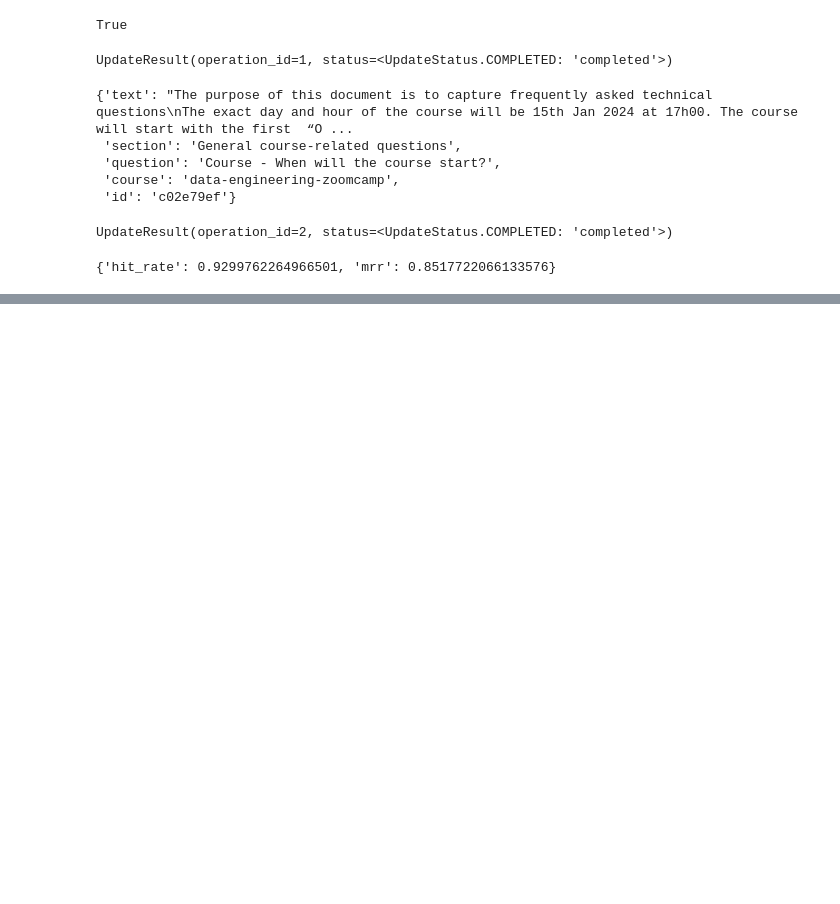
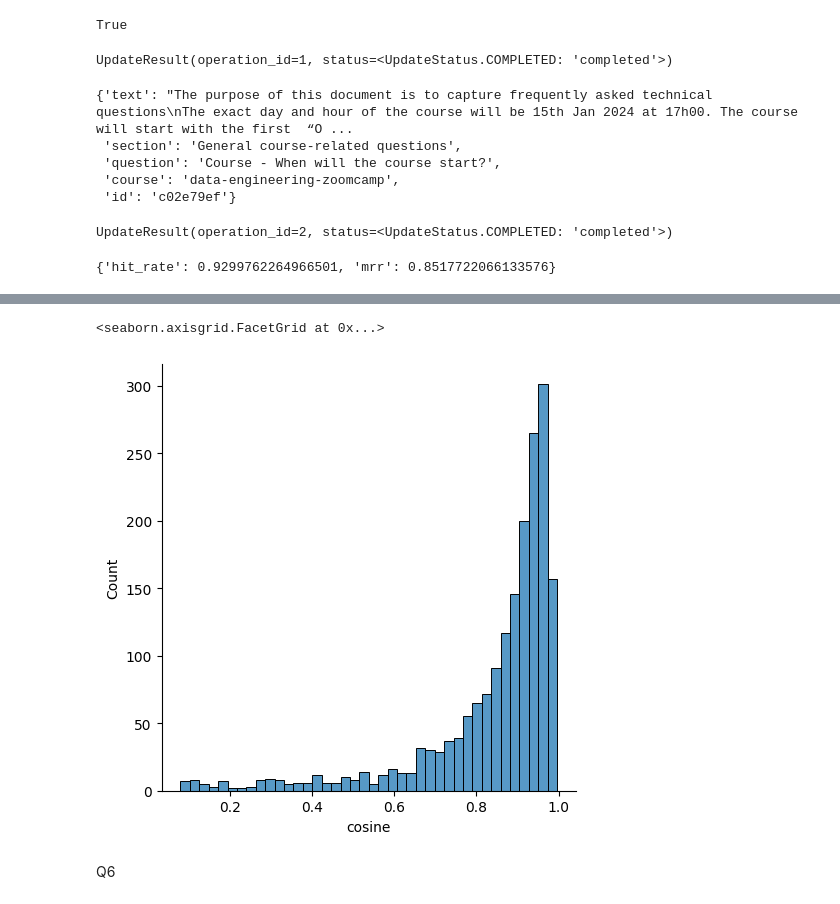
Before and after one commit to Maxkaizo/llm_2025, a Jupyter notebook: 03_evaluation/homework/notebook.ipynb, the cells around one changed output, grey strips where cells are left out. Cells and saved outputs as stored; diff of their text form; code cells hidden in the pictures; blank space fills up the shorter version.

```diff
--- a/03_evaluation/homework/notebook.ipynb
+++ b/03_evaluation/homework/notebook.ipynb
@@ -274,0 +302,12 @@ evaluate(ground_truth, lambda q: vector_search_qdrant(q['question'], q['course']
+# %%
+texts = []
+
+for doc in results_dict:
+    t = doc['answer_llm'] + ' ' + doc['answer_orig']  + ' ' + doc['question']
+    texts.append(t)
+
+pipeline = make_pipeline(
+    TfidfVectorizer(min_df=3),
+    TruncatedSVD(n_components=128, random_state=1)
+)
+pipeline.fit(texts)
@@ -274,0 +318,18 @@ evaluate(ground_truth, lambda q: vector_search_qdrant(q['question'], q['course']
+# %%
+def compute_similarity(record):
+    answer_orig = record['answer_orig']
+    answer_llm = record['answer_llm']
+
+    v_llm = pipeline.transform([answer_orig])[0]
+    v_orig = pipeline.transform([answer_llm])[0]
+
+    return cosine(v_llm,v_orig)
+# %%
+similarity = []
+
+for record in tqdm(results_dict):
+    sim = compute_similarity(record)
+    similarity.append(sim)
+# %%
+df_results['cosine'] = similarity
+df_results['cosine'].describe()
@@ -274,0 +348,7 @@ evaluate(ground_truth, lambda q: vector_search_qdrant(q['question'], q['course']
+# %%
+sns.displot(df_results['cosine'])
+# %% [output]
+<seaborn.axisgrid.FacetGrid at 0x...>
+[figure, added]
+# %% [markdown]
+Q6
```
Also changed, not shown: parts of 9 cells of this notebook, 3 other files.
